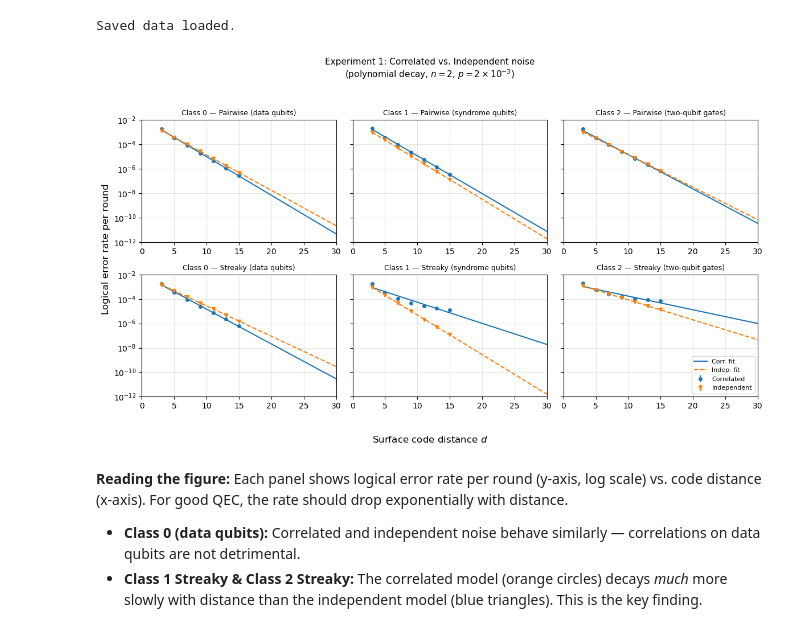
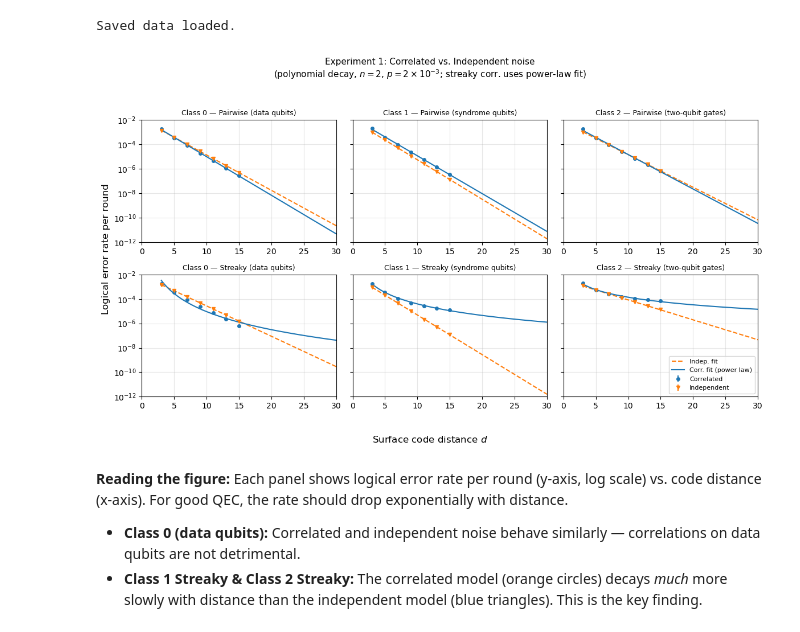
Before and after one commit to DaneshMorales/corrqec, a Jupyter notebook: tutorial.ipynb, the cells around one changed output. Cells and saved outputs as stored; diff of their text form; code cells hidden in the pictures.

```diff
--- a/tutorial.ipynb
+++ b/tutorial.ipynb
@@ -570,49 +570,70 @@ Saved data loaded.
 # %%
 # Reproduce Figure from paper: logical error rate per round vs. distance
 # Correlated noise vs. independent noise (same marginal error rate)
+#
+# Fit convention (from paper's figures.py):
+#   - Independent noise and non-streaky correlated: linear in log(y) vs d  → y ∝ exp(b·d)
+#   - Streaky correlated (i=1,3,5): linear in log(y) vs log(d)            → y ∝ d^b  (power law)
+
+from scipy.optimize import curve_fit
 
 coords = [(0, 0), (1, 0), (0, 1), (1, 1), (0, 2), (1, 2)]
 e = np.e
+# Indices where streaky correlated noise uses a power-law fit (paper indices 3 and 5,
+# which are Class 1 Streaky and Class 2 Streaky in the 0-indexed list)
+STREAK_CORR_INDICES = {1, 3, 5}
 
 fig, axs = plt.subplots(2, 3, figsize=(12, 7))
 
 prop_cycle = plt.rcParams['axes.prop_cycle']
 color1, color2 = prop_cycle.by_key()['color'][:2]
+
+x_fit = np.linspace(3, 30, 100)
 
 for i in range(6):
     ax = axs[coords[i]]
     x_corr, y_corr, yerr_corr = format_for_plot(data_corr[i])
     x_indep, y_indep, yerr_indep = format_for_plot(data_indep[i])
 
     ax.errorbar(x_corr, y_corr, yerr=yerr_corr,
                 label='Correlated', fmt='o', markersize=4, color=color1)
     ax.errorbar(x_indep, y_indep, yerr=yerr_indep,
                 label='Independent', fmt='v', markersize=4, color=color2)
 
-    # Linear fit in log-y space
-    coeffs_corr = np.polyfit(x_corr, np.log(y_corr), 1)
+    # Independent noise: always exponential fit (linear in log-y vs d)
     coeffs_indep = np.polyfit(x_indep, np.log(y_indep), 1)
-    x_fit = np.linspace(3, 30, 100)
-    ax.plot(x_fit, e ** np.polyval(coeffs_corr, x_fit), color=color1, label='Corr. fit')
-    ax.plot(x_fit, e ** np.polyval(coeffs_indep, x_fit), color=color2, linestyle='--', label='Indep. fit')
+    ax.plot(x_fit, e ** np.polyval(coeffs_indep, x_fit),
+            color=color2, linestyle='--', label='Indep. fit')
+
+    # Correlated noise: power-law fit for streaky panels, exponential for the rest
+    if i in STREAK_CORR_INDICES:
+        # log(y) = a + b·log(d)  →  y = e^a · d^b
+        coeffs_corr = np.polyfit(np.log(x_corr), np.log(y_corr), 1)
+        ax.plot(x_fit, e ** (coeffs_corr[1] + coeffs_corr[0] * np.log(x_fit)),
+                color=color1, label='Corr. fit (power law)')
+    else:
+        coeffs_corr = np.polyfit(x_corr, np.log(y_corr), 1)
+        ax.plot(x_fit, e ** np.polyval(coeffs_corr, x_fit),
+                color=color1, label='Corr. fit')
 
     ax.semilogy()
     ax.grid(True, alpha=0.3)
     ax.set_xlim([0, 30])
     ax.set_ylim([1e-12, 1e-2])
     ax.set_title(titles[i], fontsize=9)
     if i not in [0, 1]:
         ax.set_yticklabels([])
 
 plt.subplots_adjust(wspace=0, hspace=0.35)
 axs[coords[5]].legend(loc='lower right', fontsize=8)
 fig.supxlabel('Surface code distance $d$', fontsize=12)
 fig.supylabel('Logical error rate per round', fontsize=12)
-fig.suptitle('Experiment 1: Correlated vs. Independent noise\n(polynomial decay, $n=2$, $p=2\\times10^{-3}$)', fontsize=11)
+fig.suptitle('Experiment 1: Correlated vs. Independent noise\n'
+             '(polynomial decay, $n=2$, $p=2\\times10^{-3}$; streaky corr. uses power-law fit)', fontsize=11)
 fig.tight_layout(rect=[0, 0.03, 1, 0.95])
 plt.show()
 # %% [output]
-[figure, old version]
+[figure, new version]
 # %% [markdown]
 **Reading the figure:** Each panel shows logical error rate per round (y-axis, log scale) vs. code distance (x-axis). For good QEC, the rate should drop exponentially with distance.
 
```
Also changed, not shown: parts of 10 cells of this notebook, 3 other files.
